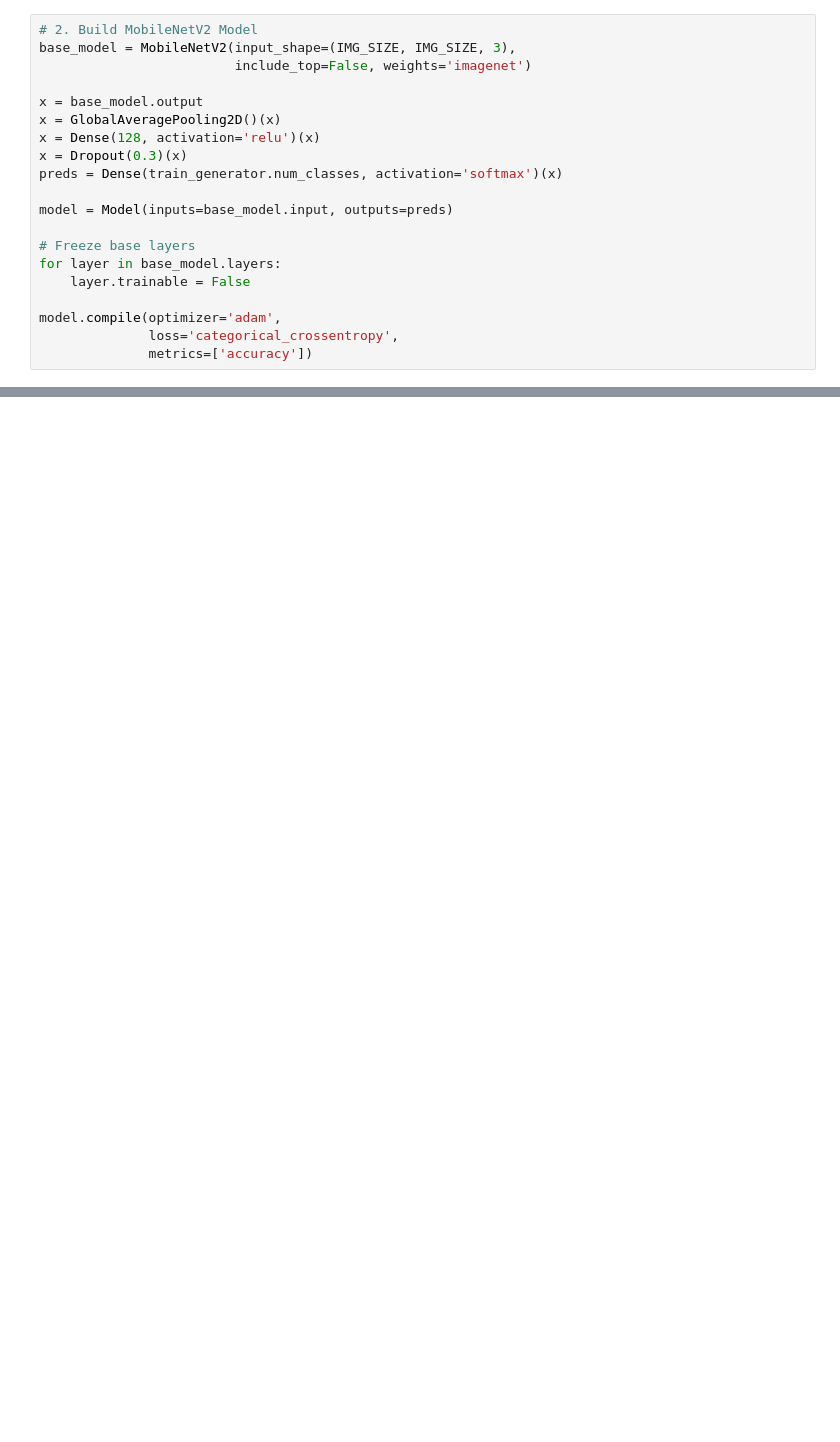
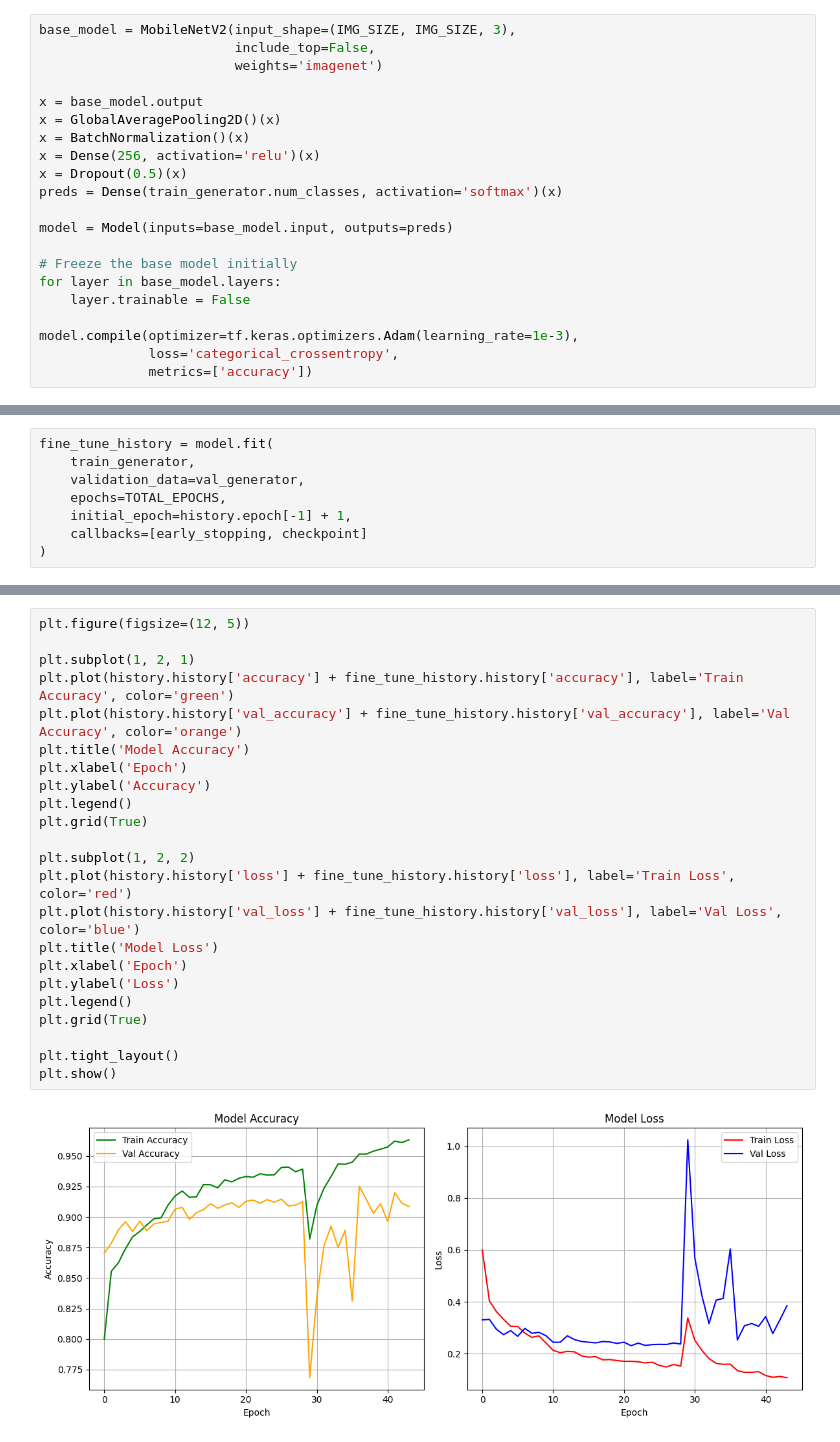
Before and after one commit to HoaxBlade/krishi-sahayak-web, a Jupyter notebook: krishi-model/notebooks/training.ipynb, the cells around one changed output, grey strips where cells are left out. Drawn from its saved outputs; the diff is of its cells as text; blank space fills up the shorter version.

Commit message:
model finetuned and implemented in APP

```diff
--- a/krishi-model/notebooks/training.ipynb
+++ b/krishi-model/notebooks/training.ipynb
@@ -57,21 +128,22 @@ Found 2660 images belonging to 17 classes.
 # %%
-# 2. Build MobileNetV2 Model
 base_model = MobileNetV2(input_shape=(IMG_SIZE, IMG_SIZE, 3),
-                         include_top=False, weights='imagenet')
+                         include_top=False,
+                         weights='imagenet')
 
 x = base_model.output
 x = GlobalAveragePooling2D()(x)
-x = Dense(128, activation='relu')(x)
-x = Dropout(0.3)(x)
+x = BatchNormalization()(x)
+x = Dense(256, activation='relu')(x)
+x = Dropout(0.5)(x)
 preds = Dense(train_generator.num_classes, activation='softmax')(x)
 
 model = Model(inputs=base_model.input, outputs=preds)
 
-# Freeze base layers
+# Freeze the base model initially
 for layer in base_model.layers:
     layer.trainable = False
 
-model.compile(optimizer='adam',
+model.compile(optimizer=tf.keras.optimizers.Adam(learning_rate=1e-3),
               loss='categorical_crossentropy',
               metrics=['accuracy'])
 # %%
@@ -172,0 +238,8 @@ Model training and TFLite conversion complete!
+# %%
+fine_tune_history = model.fit(
+    train_generator,
+    validation_data=val_generator,
+    epochs=TOTAL_EPOCHS,
+    initial_epoch=history.epoch[-1] + 1,
+    callbacks=[early_stopping, checkpoint]
+)
@@ -172,0 +266,25 @@ Model training and TFLite conversion complete!
+# %%
+plt.figure(figsize=(12, 5))
+
+plt.subplot(1, 2, 1)
+plt.plot(history.history['accuracy'] + fine_tune_history.history['accuracy'], label='Train Accuracy', color='green')
+plt.plot(history.history['val_accuracy'] + fine_tune_history.history['val_accuracy'], label='Val Accuracy', color='orange')
+plt.title('Model Accuracy')
+plt.xlabel('Epoch')
+plt.ylabel('Accuracy')
+plt.legend()
+plt.grid(True)
+
+plt.subplot(1, 2, 2)
+plt.plot(history.history['loss'] + fine_tune_history.history['loss'], label='Train Loss', color='red')
+plt.plot(history.history['val_loss'] + fine_tune_history.history['val_loss'], label='Val Loss', color='blue')
+plt.title('Model Loss')
+plt.xlabel('Epoch')
+plt.ylabel('Loss')
+plt.legend()
+plt.grid(True)
+
+plt.tight_layout()
+plt.show()
+# %% [output]
+[figure, added]
```
Also changed, not shown: parts of 18 cells of this notebook, 6 other files.
